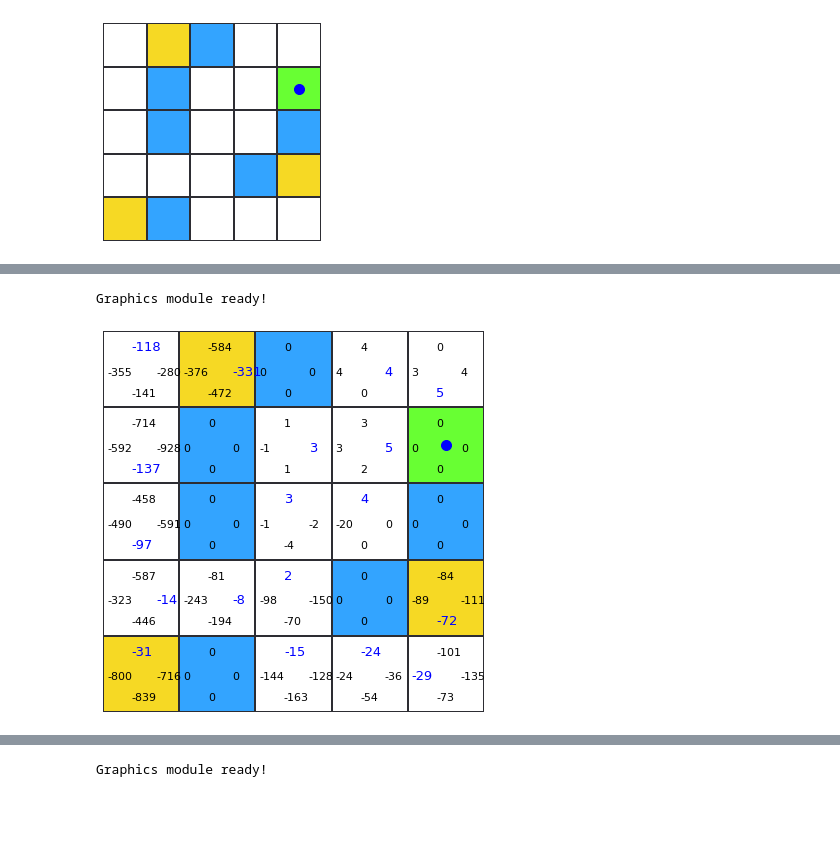
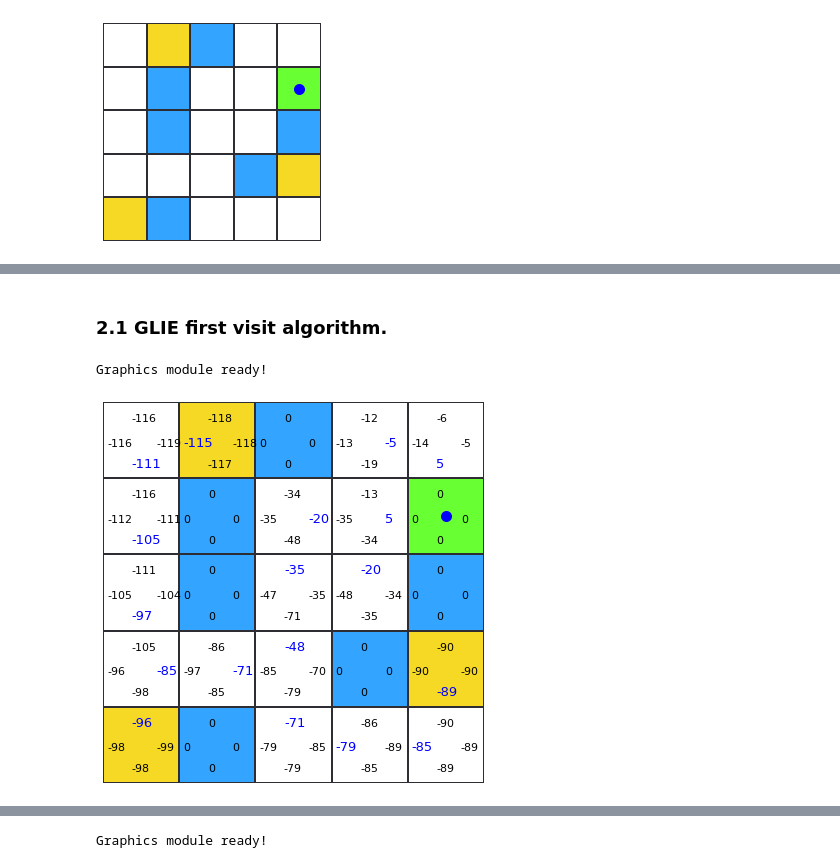
Before and after one commit to Juanchobanano/StocksPrediction, a Jupyter notebook: MonteCarlo Learning.ipynb, the cells around one changed output, grey strips where cells are left out. Saved outputs shown, nothing was run; the diff lists cells and outputs as text; code cells hidden in the pictures; blank space fills up the shorter version.

```diff
--- a/MonteCarlo Learning.ipynb
+++ b/MonteCarlo Learning.ipynb
@@ -494,6 +528,9 @@ class Graphics():
     def __init__(self):
         print("Graphics module ready!")
         self.grid_pos = [0.1, 0.3, 0.5, 0.7, 0.9]
+
+        image_name = "./imagenes/Robot.png"
+        self.img_data = img.imread(image_name)
 
     def render(self, position, q_value_table, plot_values = True):
 
@@ -529,6 +566,7 @@ class Graphics():
 
         # Plot player.
         plt.scatter(self.grid_pos[position[0]], self.grid_pos[position[1]], s = 100, color = "black", marker = "o", facecolor = "blue", edgecolors = "blue", zorder = 10)
+        #plt.imshow(self.img_data, extent = extents, zorder = 11)
 
         # Plot state values.
         if plot_values:
@@ -680,17 +718,20 @@ class PolicyControl(Graphics):
         # Evaluate k episodes.
         for k in range(0, self.ephocs):
 
-            #print("epoch:", k)
+            #print("Episode: ", k)
+            #print("")
+
 
             # Set epsilon.
             epsilon = 0.2 #float(1/ (k+1))
 
             # Generate a new episode.
+            episode = list()
             episode = self.generateEpisode(k, epsilon, velocity, plot_ephocs)
 
             # Get episode info.
-            list_of_states_action = episode[0]
-            list_of_rewards = episode[1]
+            list_of_states_action = episode[0].copy()
+            list_of_rewards = episode[1].copy()
 
             # Initialize discount reward factor.
             G = 0
@@ -708,6 +749,10 @@ class PolicyControl(Graphics):
 
                 current_state_action = list_of_states_action[len(list_of_states_action) - 1 - s]
                 states_action_copy = list_of_states_action[0: len(list_of_states_action) - 2 - s].copy()
+
+                #print("states_action_copy: ")
+                #print(states_action_copy)
+                #print("")
 
                 for sta in states_action_copy:
                     if current_state_action == sta:
@@ -734,7 +779,7 @@ class PolicyControl(Graphics):
                         clear_output(wait = True)
 
                     # Update e-greedy policy.
-                    self.update_egreedy_policy(x_index, y_index)
+                    #self.update_egreedy_policy(x_index, y_index)
 
     # Montecarlo control algorithm.
     def montecarlo_policy_control_multiple_visits(self, velocity = 0.05, plot_ephocs = True, plot_evaluation = True):
@@ -742,17 +787,16 @@ class PolicyControl(Graphics):
         # Evaluate k episodes.
         for k in range(0, self.ephocs):
 
-            #print("epoch:", k)
-
             # Set epsilon.
             epsilon = 0.2 # float(1/ (k+1))
 
             # Generate a new episode.
+            episode = list()
             episode = self.generateEpisode(k, epsilon, velocity, plot_ephocs)
 
             # Get episode info.
-            list_of_states_action = episode[0]
-            list_of_rewards = episode[1]
+            list_of_states_action = episode[0].copy()
+            list_of_rewards = episode[1].copy()
 
             # Initialize discount reward factor.
             G = 0
@@ -784,7 +828,9 @@ class PolicyControl(Graphics):
                     clear_output(wait = True)
 
                 # Update e-greedy policy.
-                self.update_egreedy_policy(x_index, y_index)
+                #self.update_egreedy_policy(x_index, y_index)
+
+
 
     def generateEpisode(self, k, epsilon, velocity, plot_ephocs):
 
@@ -835,26 +881,28 @@ class PolicyControl(Graphics):
             best_q = max(q_values)
             best_q = q_values.index(best_q)
             self.agent.policy[x][y] = self.agent.actions[best_q]
+# %% [markdown]
+### 2.1 GLIE first visit algorithm.
 # %%
 # Generate the random policy.
 policy = list()
 for i in range(0, 5):
     column = list()
     for j in range(0, 5):
         column.append("r")
     policy.append(column)
 discount_factor = 0.5
 
 agent = modelFreeAgent(policy, discount_factor)
 environment = GridEnvironment()
 
 # MonteCarlo first visit.
-policy_control = PolicyControl(environment, agent, epsilon = 0.2, ephocs = 100)
+policy_control = PolicyControl(environment, agent, epsilon = 0.2, ephocs = 10000)
 policy_control.montecarlo_policy_control_first_visit(velocity = 0.01, plot_ephocs = False, plot_evaluation = False)
 policy_control.render()
 # %% [output]
 Graphics module ready!
-[figure, old version]
+[figure, new version]
 # %%
 agent.policy
 # %% [output]
```
Also changed, not shown: parts of 9 cells of this notebook, 2 other files.
